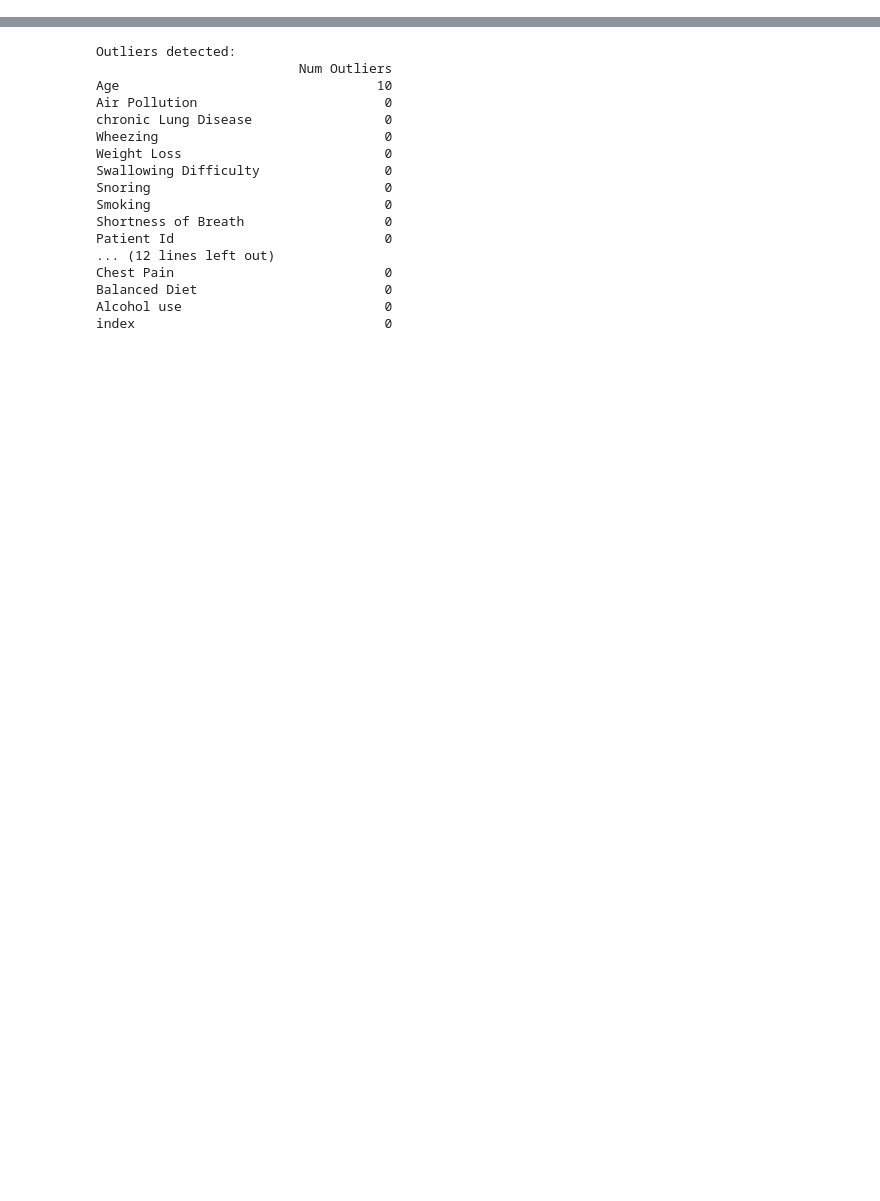
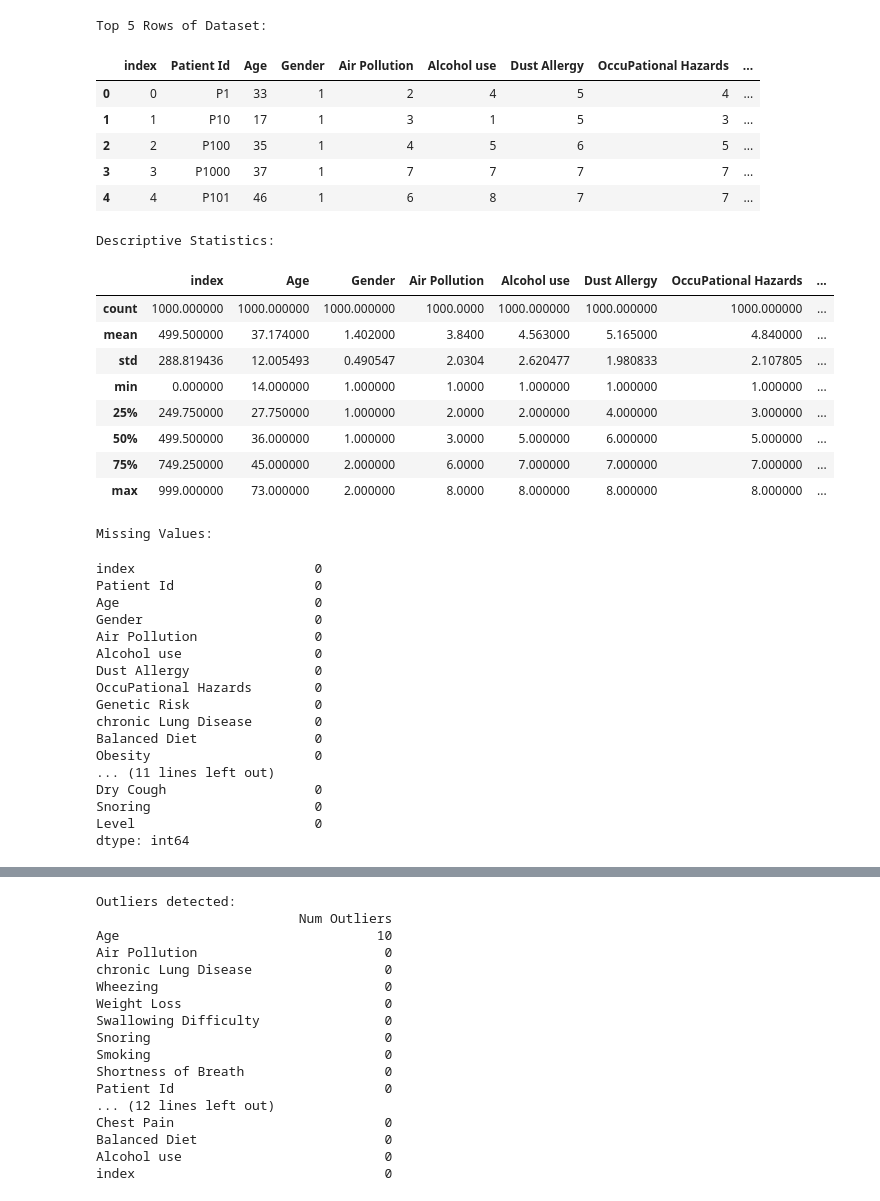
Before and after one commit to brysonbarth/DAAN_888_G5, a Jupyter notebook: DAAN_888_G5_Code.ipynb, the cells around one changed output, grey strips where cells are left out. Saved outputs shown, nothing was run; the diff lists cells and outputs as text; code cells hidden in the pictures; blank space fills up the shorter version.

```diff
--- a/DAAN_888_G5_Code.ipynb
+++ b/DAAN_888_G5_Code.ipynb
@@ -104,0 +38,46 @@ See the caveats in the documentation: https://pandas.pydata.org/pandas-docs/stab
+# %%
+#Basic Statistics
+pd.set_option('display.max_columns', None)
+print('Top 5 Rows of Dataset:')
+display(df.head())
+print('Descriptive Statistics:')
+display(df.describe())
+print('Missing Values:')
+display(df.isnull().sum())
+pd.reset_option('max_columns')
+# %% [output]
+Top 5 Rows of Dataset:
+|  | index | Patient Id | Age | Gender | Air Pollution | Alcohol use | Dust Allergy | OccuPational Hazards | ... |
+| 0 | 0 | P1 | 33 | 1 | 2 | 4 | 5 | 4 | ... |
+| 1 | 1 | P10 | 17 | 1 | 3 | 1 | 5 | 3 | ... |
+| 2 | 2 | P100 | 35 | 1 | 4 | 5 | 6 | 5 | ... |
+| 3 | 3 | P1000 | 37 | 1 | 7 | 7 | 7 | 7 | ... |
+| 4 | 4 | P101 | 46 | 1 | 6 | 8 | 7 | 7 | ... |
+Descriptive Statistics:
+|  | index | Age | Gender | Air Pollution | Alcohol use | Dust Allergy | OccuPational Hazards | ... |
+| count | 1000.000000 | 1000.000000 | 1000.000000 | 1000.0000 | 1000.000000 | 1000.000000 | 1000.000000 | ... |
+| mean | 499.500000 | 37.174000 | 1.402000 | 3.8400 | 4.563000 | 5.165000 | 4.840000 | ... |
+| std | 288.819436 | 12.005493 | 0.490547 | 2.0304 | 2.620477 | 1.980833 | 2.107805 | ... |
+| min | 0.000000 | 14.000000 | 1.000000 | 1.0000 | 1.000000 | 1.000000 | 1.000000 | ... |
+| 25% | 249.750000 | 27.750000 | 1.000000 | 2.0000 | 2.000000 | 4.000000 | 3.000000 | ... |
+| 50% | 499.500000 | 36.000000 | 1.000000 | 3.0000 | 5.000000 | 6.000000 | 5.000000 | ... |
+| 75% | 749.250000 | 45.000000 | 2.000000 | 6.0000 | 7.000000 | 7.000000 | 7.000000 | ... |
+| max | 999.000000 | 73.000000 | 2.000000 | 8.0000 | 8.000000 | 8.000000 | 8.000000 | ... |
+Missing Values:
+index                       0
+Patient Id                  0
+Age                         0
+Gender                      0
+Air Pollution               0
+Alcohol use                 0
+Dust Allergy                0
+OccuPational Hazards        0
+Genetic Risk                0
+chronic Lung Disease        0
+Balanced Diet               0
+Obesity                     0
+... (11 lines left out)
+Dry Cough                   0
+Snoring                     0
+Level                       0
+dtype: int64
```
Also changed, not shown: parts of 12 cells of this notebook, 17 other files.
